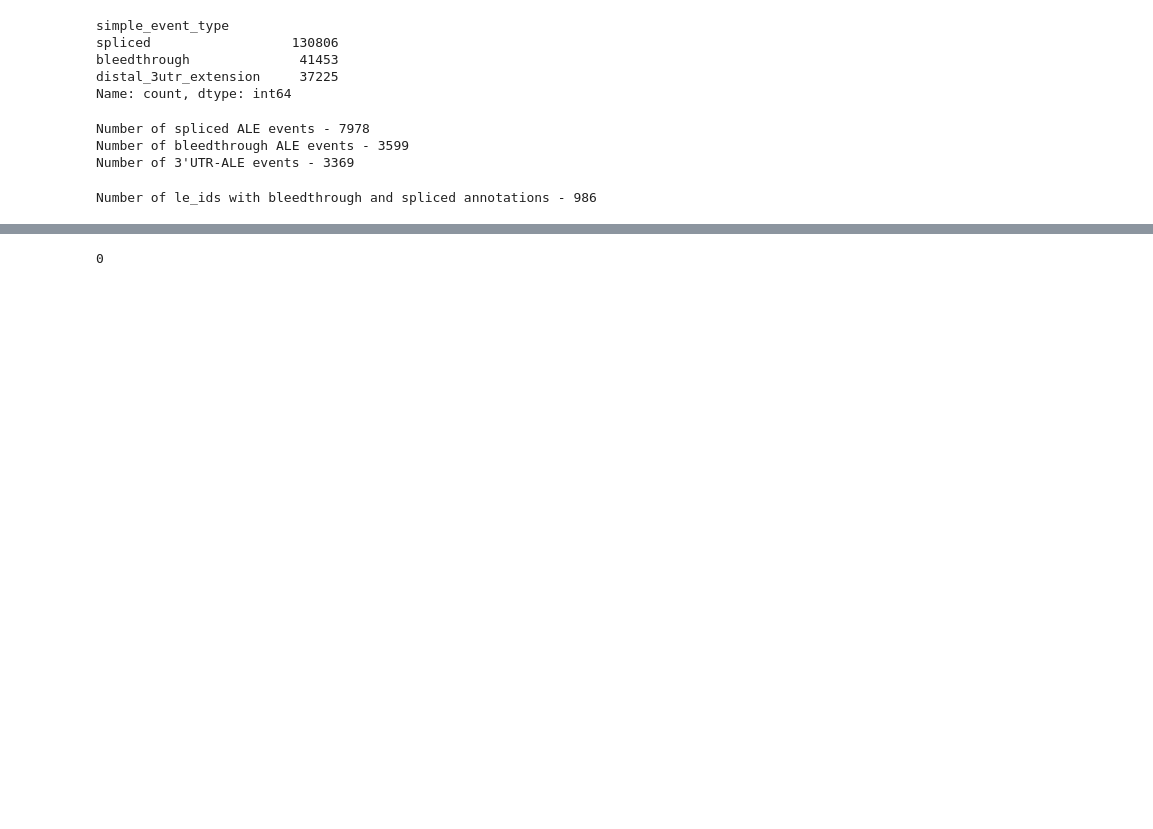
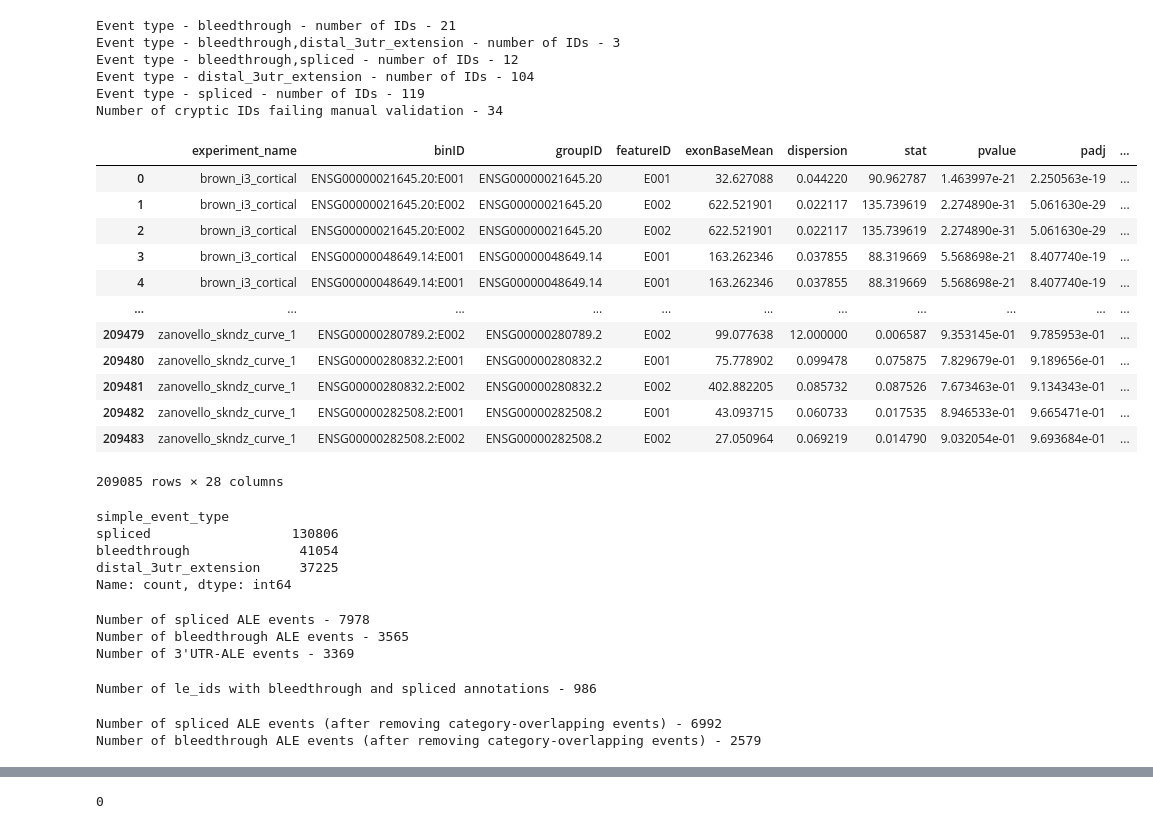
Before and after one commit to frattalab/tdp43-apa, a Jupyter notebook: motifs/notebooks/define_iclip_regions_ale.ipynb, the cells around one changed output, grey strips where cells are left out. Saved outputs shown, nothing was run; the diff lists cells and outputs as text; code cells hidden in the pictures; blank space fills up the shorter version.

```diff
--- a/motifs/notebooks/define_iclip_regions_ale.ipynb
+++ b/motifs/notebooks/define_iclip_regions_ale.ipynb
@@ -22,6 +22,46 @@ quant_uniq_le = pr.read_gtf("../data/papa/novel_ref_combined.quant.last_exons.gt
 
 
 info_df = pd.read_csv("../data/papa/novel_ref_combined.info.tsv", sep="\t")
+# %%
+# summary df of cryptic events following manual validation of bleedthrough events
+cryptics_df = pd.read_csv("../../preprocessing/processed/cryptics_summary_all_events_bleedthrough_manual_validation.tsv", sep="\t")
+
+# load in IDs to remove entirely from analysis (remove as cryptic, but make sure nto included in overall background)
+with open("../../preprocessing/processed/cryptics_manual_validation_fail_le_ids.txt", "r") as infile:
+    manual_validation_fail_ids = [line.rstrip("\n") for line in infile]
+
+# get a dict of set of le_ids in each case
+event_type_le_ids = cryptics_df.groupby("simple_event_type")["le_id"].agg(set).to_dict()
+
+for event_type, ids in event_type_le_ids.items():
+    print(f"Event type - {event_type} - number of IDs - {len(ids)}")
+
+print(f"Number of cryptic IDs failing manual validation - {len(manual_validation_fail_ids)}")
+# %% [output]
+Event type - bleedthrough - number of IDs - 21
+Event type - bleedthrough,distal_3utr_extension - number of IDs - 3
+Event type - bleedthrough,spliced - number of IDs - 12
+Event type - distal_3utr_extension - number of IDs - 104
+Event type - spliced - number of IDs - 119
+Number of cryptic IDs failing manual validation - 34
+# %%
+# filter out failed IDs from dexseq df (so not included as background)
+dexseq_df = dexseq_df[~dexseq_df["le_id"].isin(manual_validation_fail_ids)]
+dexseq_df
+# %% [output]
+|  | experiment_name | binID | groupID | featureID | exonBaseMean | dispersion | stat | pvalue | padj | ... |
+| 0 | brown_i3_cortical | ENSG00000021645.20:E001 | ENSG00000021645.20 | E001 | 32.627088 | 0.044220 | 90.962787 | 1.463997e-21 | 2.250563e-19 | ... |
+| 1 | brown_i3_cortical | ENSG00000021645.20:E002 | ENSG00000021645.20 | E002 | 622.521901 | 0.022117 | 135.739619 | 2.274890e-31 | 5.061630e-29 | ... |
+| 2 | brown_i3_cortical | ENSG00000021645.20:E002 | ENSG00000021645.20 | E002 | 622.521901 | 0.022117 | 135.739619 | 2.274890e-31 | 5.061630e-29 | ... |
+| 3 | brown_i3_cortical | ENSG00000048649.14:E001 | ENSG00000048649.14 | E001 | 163.262346 | 0.037855 | 88.319669 | 5.568698e-21 | 8.407740e-19 | ... |
+| 4 | brown_i3_cortical | ENSG00000048649.14:E001 | ENSG00000048649.14 | E001 | 163.262346 | 0.037855 | 88.319669 | 5.568698e-21 | 8.407740e-19 | ... |
+| ... | ... | ... | ... | ... | ... | ... | ... | ... | ... | ... |
+| 209479 | zanovello_skndz_curve_1 | ENSG00000280789.2:E002 | ENSG00000280789.2 | E002 | 99.077638 | 12.000000 | 0.006587 | 9.353145e-01 | 9.785953e-01 | ... |
+| 209480 | zanovello_skndz_curve_1 | ENSG00000280832.2:E001 | ENSG00000280832.2 | E001 | 75.778902 | 0.099478 | 0.075875 | 7.829679e-01 | 9.189656e-01 | ... |
+| 209481 | zanovello_skndz_curve_1 | ENSG00000280832.2:E002 | ENSG00000280832.2 | E002 | 402.882205 | 0.085732 | 0.087526 | 7.673463e-01 | 9.134343e-01 | ... |
+| 209482 | zanovello_skndz_curve_1 | ENSG00000282508.2:E001 | ENSG00000282508.2 | E001 | 43.093715 | 0.060733 | 0.017535 | 8.946533e-01 | 9.665471e-01 | ... |
+| 209483 | zanovello_skndz_curve_1 | ENSG00000282508.2:E002 | ENSG00000282508.2 | E002 | 27.050964 | 0.069219 | 0.014790 | 9.032054e-01 | 9.693684e-01 | ... |
+209085 rows × 28 columns
 # %%
 # get le_ids that are novel bleedthroughs or ALEs
 # le_id_spliced = set(dexseq_df[dexseq_df.simple_event_type == "distal_3utr_extension"].le_id)
@@ -30,21 +70,22 @@ dexseq_df.simple_event_type.value_counts()
 # %% [output]
 simple_event_type
 spliced                  130806
-bleedthrough              41453
+bleedthrough              41054
 distal_3utr_extension     37225
 Name: count, dtype: int64
 # %%
+# extract lists of event types
 le_id_spliced = dexseq_df.loc[dexseq_df.simple_event_type == "spliced", "le_id"]
 le_id_bleed = dexseq_df.loc[dexseq_df.simple_event_type == "bleedthrough", "le_id"]
 le_id_d3utr = dexseq_df.loc[dexseq_df.simple_event_type == "distal_3utr_extension", "le_id"]
+
+print(f"Number of spliced ALE events - {len(set(le_id_spliced))}")
+print(f"Number of bleedthrough ALE events - {len(set(le_id_bleed))}")
+print(f"Number of 3'UTR-ALE events - {len(set(le_id_d3utr))}")
+# %% [output]
+Number of spliced ALE events - 7978
+Number of bleedthrough ALE events - 3565
+Number of 3'UTR-ALE events - 3369
-# %%
-print(f"Number of spliced ALE events - {len(set(le_id_spliced))}")
-print(f"Number of bleedthrough ALE events - {len(set(le_id_bleed))}")
-print(f"Number of 3'UTR-ALE events - {len(set(le_id_d3utr))}")
-# %% [output]
-Number of spliced ALE events - 7978
-Number of bleedthrough ALE events - 3599
-Number of 3'UTR-ALE events - 3369
 # %%
 # how many le_ids have multiple annotations?
 le_id_spliced_bleed = set(le_id_spliced).intersection(set(le_id_bleed))
@@ -53,10 +94,13 @@ print(f"Number of le_ids with bleedthrough and spliced annotations - {len(le_id_
 Number of le_ids with bleedthrough and spliced annotations - 986
 # %%
 # remvoe le_ids with multiple annotations from list (to avoid ambiguity about annotations)
-# le_id_spliced = le_id_spliced[~le_id_spliced.isin(le_id_spliced_bleed)]
-# le_id_bleed = le_id_bleed[~le_id_bleed.isin(le_id_spliced_bleed)]
-# print(f"Number of spliced ALE events (after removing category-overlapping events) - {le_id_spliced.nunique()}")
-# print(f"Number of bleedthrough ALE events (after removing category-overlapping events) - {le_id_bleed.nunique()}")
+le_id_spliced = le_id_spliced[~le_id_spliced.isin(le_id_spliced_bleed)]
+le_id_bleed = le_id_bleed[~le_id_bleed.isin(le_id_spliced_bleed)]
+print(f"Number of spliced ALE events (after removing category-overlapping events) - {le_id_spliced.nunique()}")
+print(f"Number of bleedthrough ALE events (after removing category-overlapping events) - {le_id_bleed.nunique()}")
+# %% [output]
+Number of spliced ALE events (after removing category-overlapping events) - 6992
+Number of bleedthrough ALE events (after removing category-overlapping events) - 2579
 # %%
 cryptics_df.simple_event_type.value_counts()
 # %% [output]
```
Also changed, not shown: parts of 96 cells of this notebook, 30 other files.
